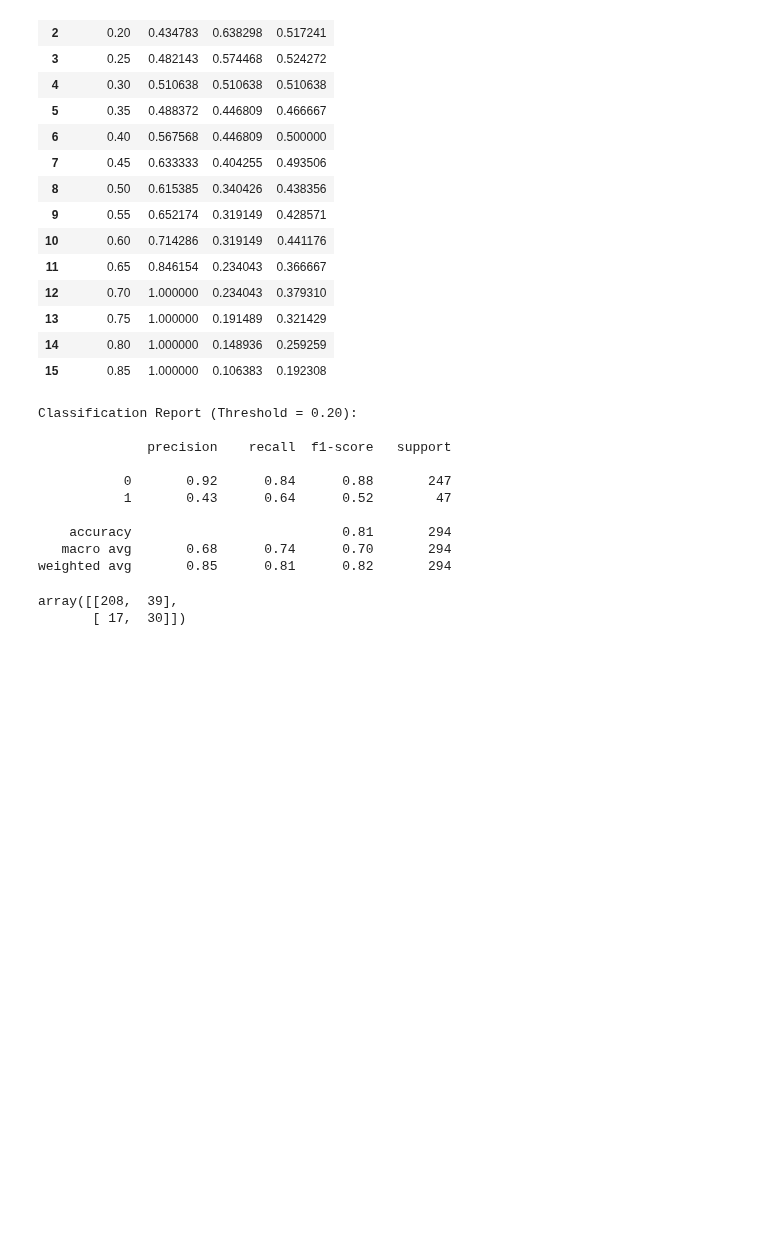
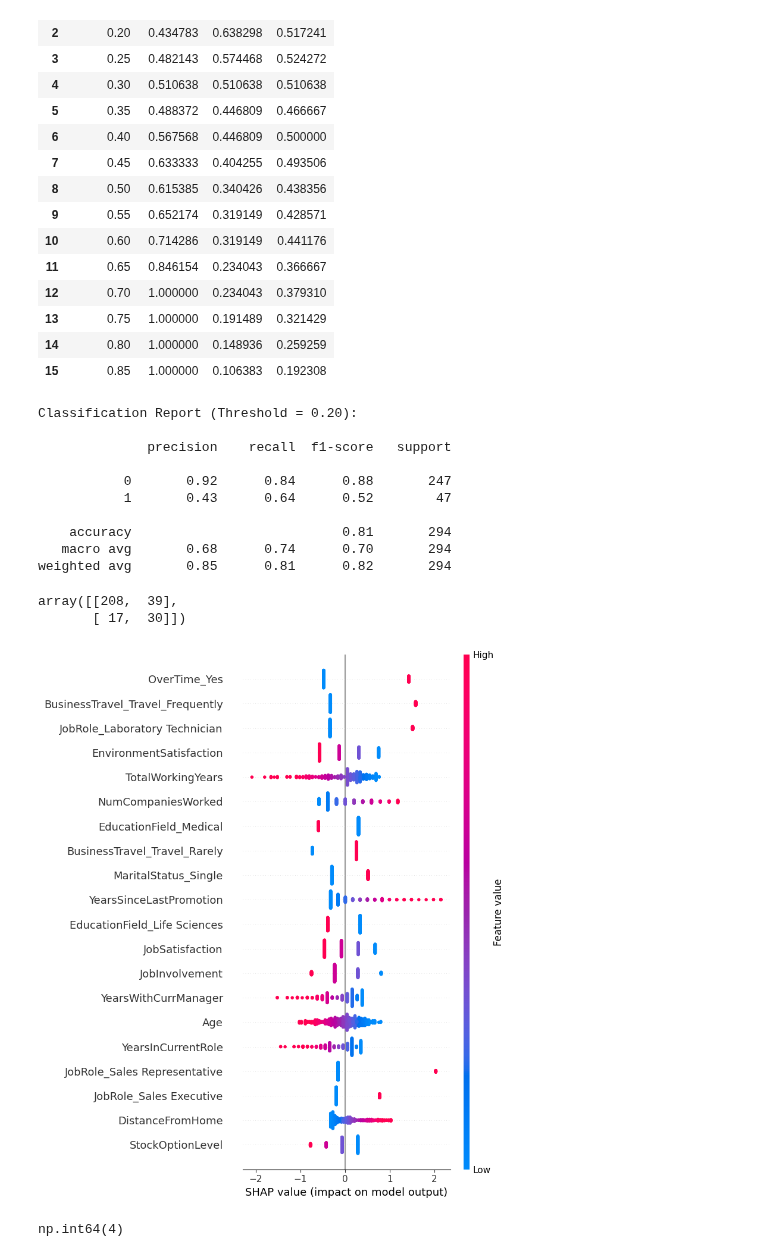
Before and after one commit to nirajacharya13/machine-learning, a Jupyter notebook: decision_trees/practice-problems/ibm-hr-analytics.ipynb, the cells around one changed output. Cells and saved outputs as stored; diff of their text form; code cells hidden in the pictures; blank space fills up the shorter version.

Commit message:
ibm-hr-analytics- added SHAP metrics

```diff
--- a/decision_trees/practice-problems/ibm-hr-analytics.ipynb
+++ b/decision_trees/practice-problems/ibm-hr-analytics.ipynb
@@ -662,3 +662,34 @@ Classification Report (Threshold = 0.20):
 weighted avg       0.85      0.81      0.82       294
 array([[208,  39],
        [ 17,  30]])
+# %%
+# SHAP (SHapley Additive exPlanations)
+
+# Extract trained components from pipeline
+scaler = final_model.named_steps["scaler"]
+log_reg_model = final_model.named_steps["log_reg"]
+
+# Scale test data
+X_test_scaled = scaler.transform(X_test)
+# %%
+import shap
+
+explainer = shap.LinearExplainer(log_reg_model, X_test_scaled)
+shap_values = explainer(X_test_scaled)
+# %%
+# Convert scaled data back to DataFrame for better visualization
+X_test_scaled_df = pd.DataFrame(X_test_scaled, columns=X_test.columns)
+
+# Global SHAP summary plot
+shap.summary_plot(shap_values.values, X_test_scaled_df)
+# %% [output]
+[figure, added]
+# %%
+import numpy as np
+
+# Find first employee in test set with Attrition = 1
+risk_index = np.where(y_test == 1)[0][0]
+
+risk_index
+# %% [output]
+np.int64(4)
```
Also changed, not shown: parts of 5 cells of this notebook.
